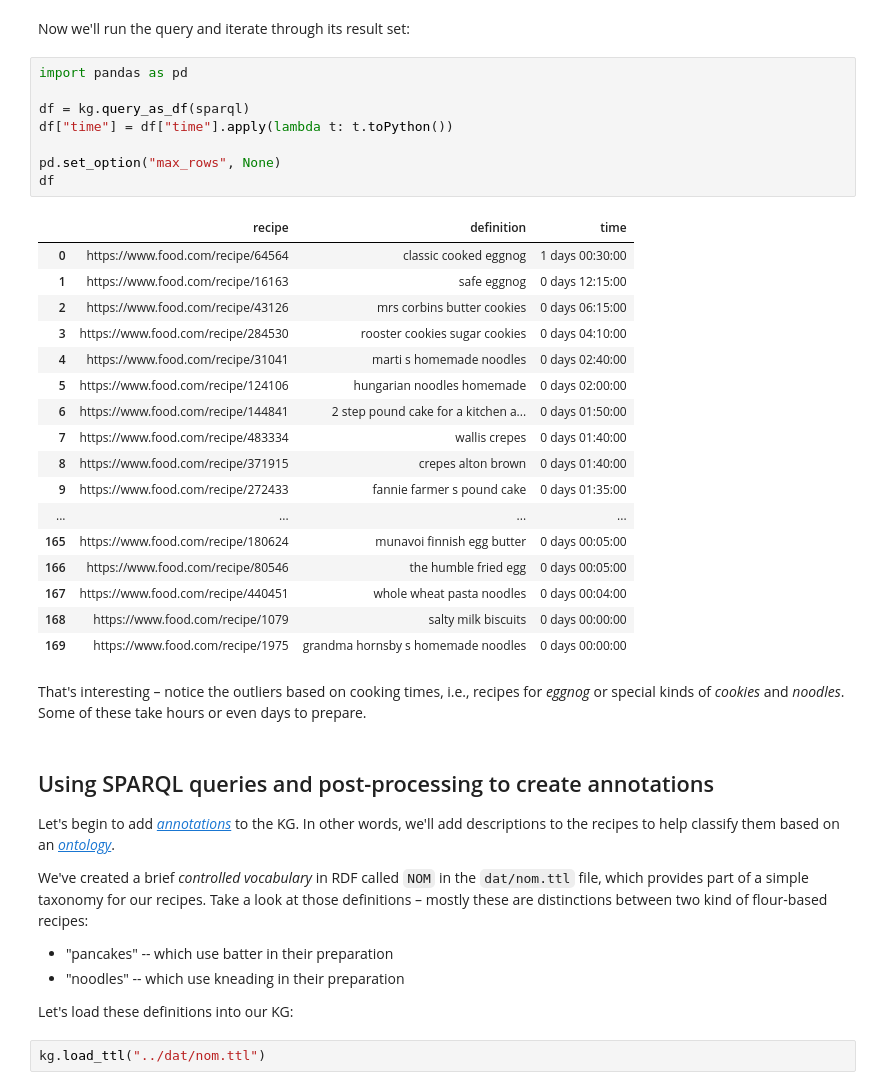
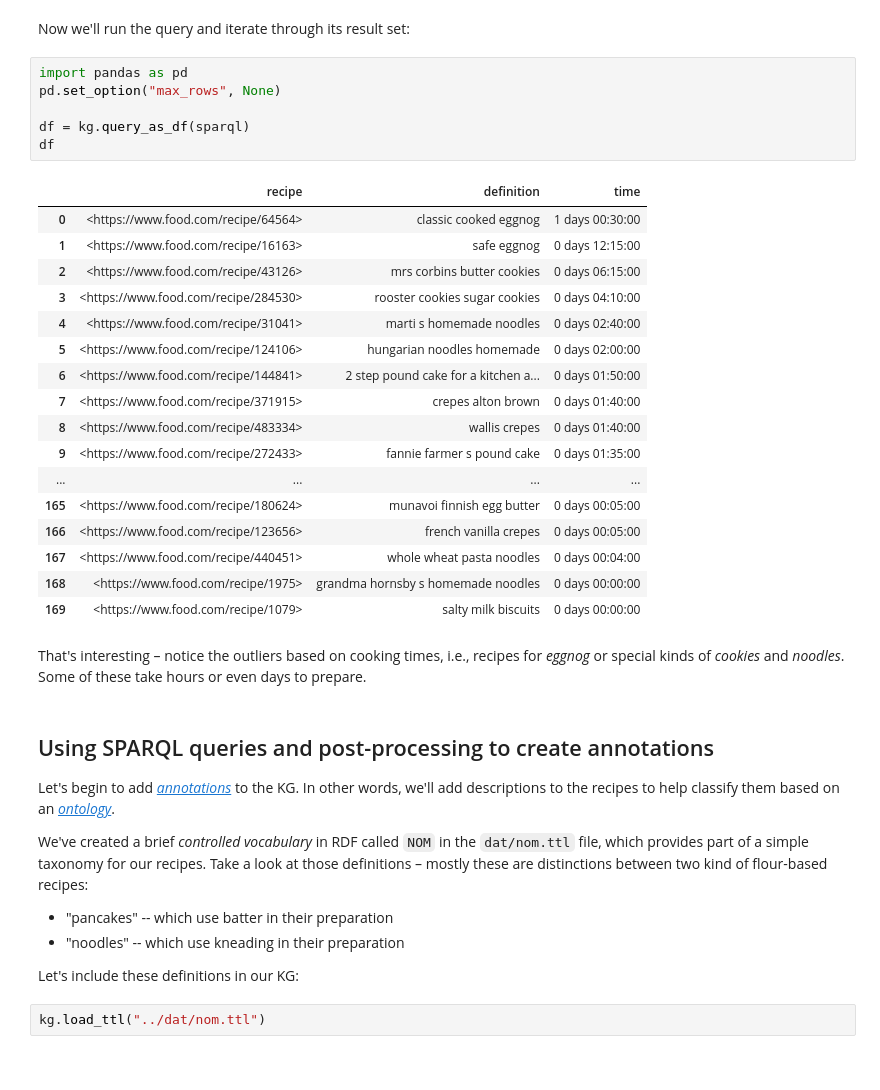
Before and after one commit to DerwenAI/kglab, a Jupyter notebook: examples/ex05.ipynb, the cells around one changed output. Saved outputs shown, nothing was run; the diff lists cells and outputs as text.

```diff
--- a/examples/ex05.ipynb
+++ b/examples/ex05.ipynb
@@ -124,30 +125,28 @@ SELECT ?recipe ?definition ?time
 Now we'll run the query and iterate through its result set:
 # %%
 import pandas as pd
+pd.set_option("max_rows", None)
 
 df = kg.query_as_df(sparql)
-df["time"] = df["time"].apply(lambda t: t.toPython())
-
-pd.set_option("max_rows", None)
 df
 # %% [output]
 |  | recipe | definition | time |
-| 0 | https://www.food.com/recipe/64564 | classic cooked eggnog | 1 days 00:30:00 |
-| 1 | https://www.food.com/recipe/16163 | safe eggnog | 0 days 12:15:00 |
-| 2 | https://www.food.com/recipe/43126 | mrs corbins butter cookies | 0 days 06:15:00 |
-| 3 | https://www.food.com/recipe/284530 | rooster cookies sugar cookies | 0 days 04:10:00 |
-| 4 | https://www.food.com/recipe/31041 | marti s homemade noodles | 0 days 02:40:00 |
-| 5 | https://www.food.com/recipe/124106 | hungarian noodles homemade | 0 days 02:00:00 |
-| 6 | https://www.food.com/recipe/144841 | 2 step pound cake for a kitchen a... | 0 days 01:50:00 |
-| 7 | https://www.food.com/recipe/483334 | wallis crepes | 0 days 01:40:00 |
-| 8 | https://www.food.com/recipe/371915 | crepes alton brown | 0 days 01:40:00 |
-| 9 | https://www.food.com/recipe/272433 | fannie farmer s pound cake | 0 days 01:35:00 |
+| 0 | <https://www.food.com/recipe/64564> | classic cooked eggnog | 1 days 00:30:00 |
+| 1 | <https://www.food.com/recipe/16163> | safe eggnog | 0 days 12:15:00 |
+| 2 | <https://www.food.com/recipe/43126> | mrs corbins butter cookies | 0 days 06:15:00 |
+| 3 | <https://www.food.com/recipe/284530> | rooster cookies sugar cookies | 0 days 04:10:00 |
+| 4 | <https://www.food.com/recipe/31041> | marti s homemade noodles | 0 days 02:40:00 |
+| 5 | <https://www.food.com/recipe/124106> | hungarian noodles homemade | 0 days 02:00:00 |
+| 6 | <https://www.food.com/recipe/144841> | 2 step pound cake for a kitchen a... | 0 days 01:50:00 |
+| 7 | <https://www.food.com/recipe/371915> | crepes alton brown | 0 days 01:40:00 |
+| 8 | <https://www.food.com/recipe/483334> | wallis crepes | 0 days 01:40:00 |
+| 9 | <https://www.food.com/recipe/272433> | fannie farmer s pound cake | 0 days 01:35:00 |
 | ... | ... | ... | ... |
-| 165 | https://www.food.com/recipe/180624 | munavoi finnish egg butter | 0 days 00:05:00 |
-| 166 | https://www.food.com/recipe/80546 | the humble fried egg | 0 days 00:05:00 |
-| 167 | https://www.food.com/recipe/440451 | whole wheat pasta noodles | 0 days 00:04:00 |
-| 168 | https://www.food.com/recipe/1079 | salty milk biscuits | 0 days 00:00:00 |
-| 169 | https://www.food.com/recipe/1975 | grandma hornsby s homemade noodles | 0 days 00:00:00 |
+| 165 | <https://www.food.com/recipe/180624> | munavoi finnish egg butter | 0 days 00:05:00 |
+| 166 | <https://www.food.com/recipe/123656> | french vanilla crepes | 0 days 00:05:00 |
+| 167 | <https://www.food.com/recipe/440451> | whole wheat pasta noodles | 0 days 00:04:00 |
+| 168 | <https://www.food.com/recipe/1975> | grandma hornsby s homemade noodles | 0 days 00:00:00 |
+| 169 | <https://www.food.com/recipe/1079> | salty milk biscuits | 0 days 00:00:00 |
 # %% [markdown]
 That's interesting – notice the outliers based on cooking times, i.e., recipes for *eggnog* or special kinds of *cookies* and *noodles*. Some of these take hours or even days to prepare.
 # %% [markdown]
@@ -162,7 +161,7 @@ Take a look at those definitions – mostly these are distinctions between two k
   * "pancakes" -- which use batter in their preparation
   * "noodles" -- which use kneading in their preparation
 
-Let's load these definitions into our KG:
+Let's include these definitions in our KG:
 # %%
 kg.load_ttl("../dat/nom.ttl")
 # %% [markdown]
```
Also changed, not shown: parts of 6 cells of this notebook, 7 other files.
